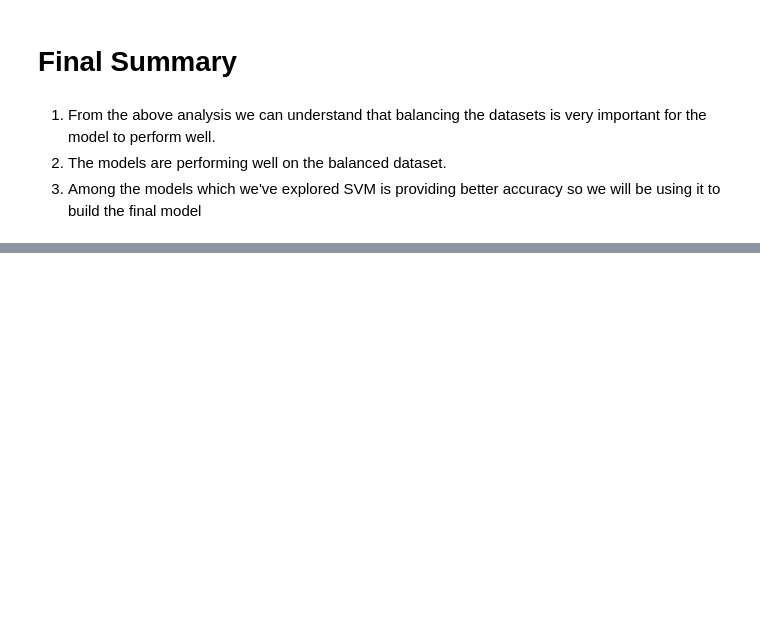
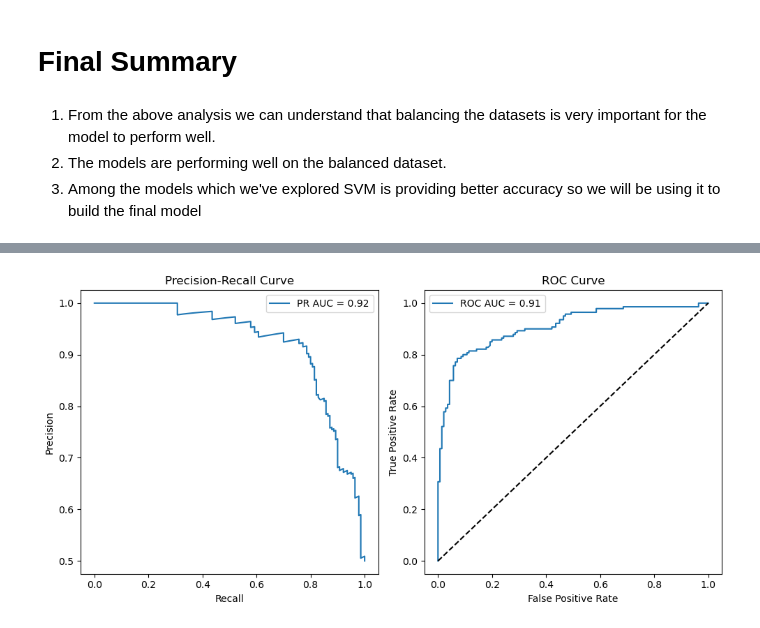
Before and after one commit to imarav07/credit_risk, a Jupyter notebook: notebooks/model_exploration.ipynb, the cells around one changed output, grey strips where cells are left out. Cells and saved outputs as stored; diff of their text form; code cells hidden in the pictures; blank space fills up the shorter version.

```diff
--- a/notebooks/model_exploration.ipynb
+++ b/notebooks/model_exploration.ipynb
@@ -650,0 +689,36 @@ As of now the Cross validation accuracy of all models stands at
+# %%
+# Auc and ROC curve
+# Get predicted probabilities for the positive class
+y_scores = svm_model.predict_proba(X_test_balanced)[:, 1]
+
+# Precision-Recall Curve
+precision, recall, pr_thresholds = precision_recall_curve(y_test_balanced, y_scores)
+pr_auc = auc(recall, precision)
+
+# ROC Curve
+fpr, tpr, roc_thresholds = roc_curve(y_test_balanced, y_scores)
+roc_auc = auc(fpr, tpr)
+# %%
+
+# Plot Precision-Recall Curve
+plt.figure(figsize=(10, 5))
+plt.subplot(1, 2, 1)
+plt.plot(recall, precision, label=f'PR AUC = {pr_auc:.2f}')
+plt.xlabel('Recall')
+plt.ylabel('Precision')
+plt.title('Precision-Recall Curve')
+plt.legend()
+
+# Plot ROC Curve
+plt.subplot(1, 2, 2)
+plt.plot(fpr, tpr, label=f'ROC AUC = {roc_auc:.2f}')
+plt.plot([0, 1], [0, 1], 'k--')  # Diagonal line for random guessing
+plt.xlabel('False Positive Rate')
+plt.ylabel('True Positive Rate')
+plt.title('ROC Curve')
+plt.legend()
+
+plt.tight_layout()
+plt.show()
+# %% [output]
+[figure, added]
```
Also changed, not shown: parts of 9 cells of this notebook.
